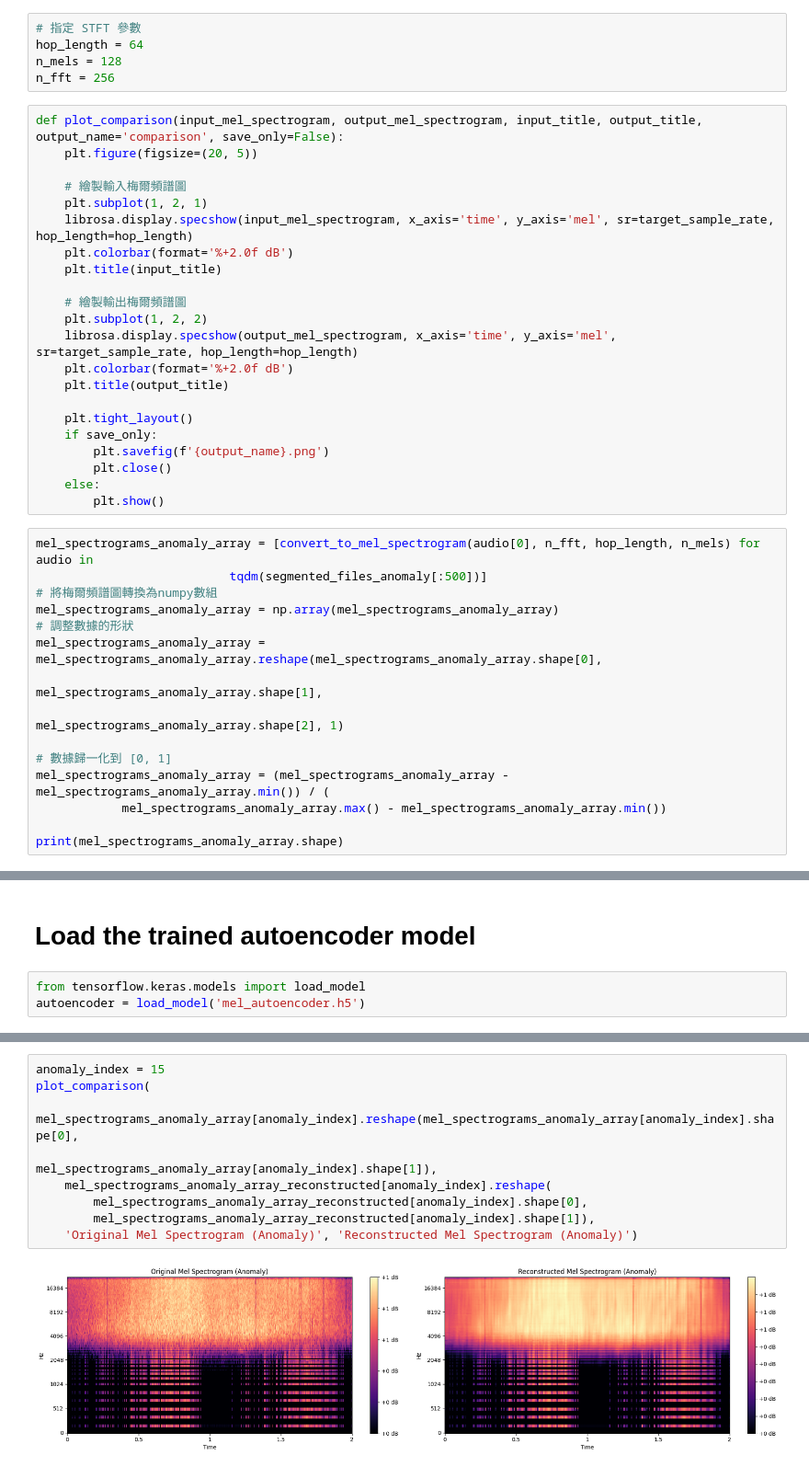
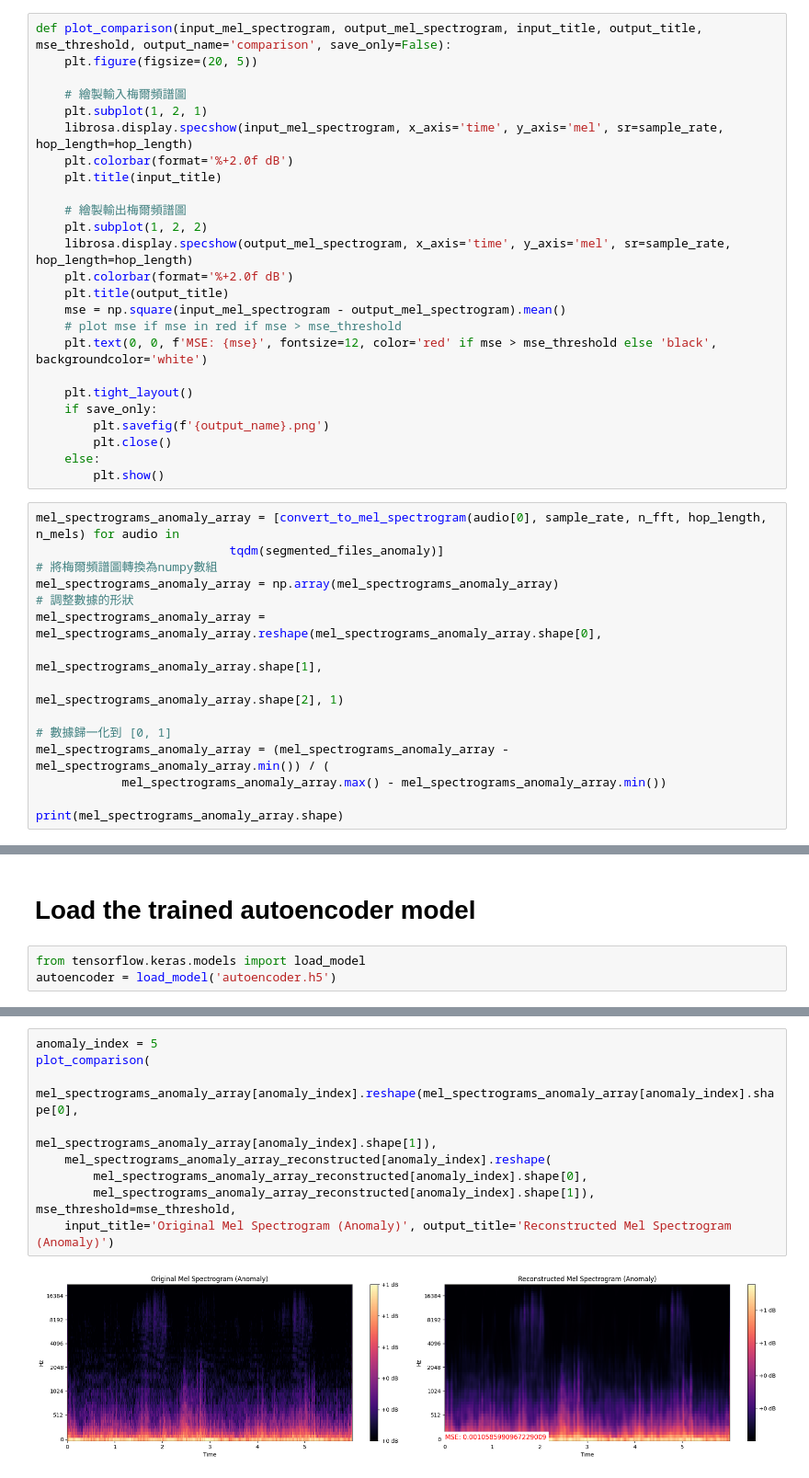
Before and after one commit to BoshiLee/wind_turbin_anomaly_detection, a Jupyter notebook: validate_anomaly.ipynb, the cells around one changed output, grey strips where cells are left out. Shown at 92% size. Cells and saved outputs as stored; diff of their text form.

```diff
--- a/validate_anomaly.ipynb
+++ b/validate_anomaly.ipynb
@@ -46,26 +41,24 @@ def convert_to_mel_spectrogram(audio, n_fft, hop_length, n_mels):
                                                      n_mels=n_mels)
     mel_spectrogram_db = librosa.power_to_db(mel_spectrogram, ref=np.max)
     return mel_spectrogram_db
-# %%
-# 指定 STFT 參數
-hop_length = 64
-n_mels = 128
-n_fft = 256
 # %%
-def plot_comparison(input_mel_spectrogram, output_mel_spectrogram, input_title, output_title, output_name='comparison', save_only=False):
+def plot_comparison(input_mel_spectrogram, output_mel_spectrogram, input_title, output_title, mse_threshold, output_name='comparison', save_only=False):
     plt.figure(figsize=(20, 5))
 
     # 繪製輸入梅爾頻譜圖
     plt.subplot(1, 2, 1)
-    librosa.display.specshow(input_mel_spectrogram, x_axis='time', y_axis='mel', sr=target_sample_rate, hop_length=hop_length)
+    librosa.display.specshow(input_mel_spectrogram, x_axis='time', y_axis='mel', sr=sample_rate, hop_length=hop_length)
     plt.colorbar(format='%+2.0f dB')
     plt.title(input_title)
 
     # 繪製輸出梅爾頻譜圖
     plt.subplot(1, 2, 2)
-    librosa.display.specshow(output_mel_spectrogram, x_axis='time', y_axis='mel', sr=target_sample_rate, hop_length=hop_length)
+    librosa.display.specshow(output_mel_spectrogram, x_axis='time', y_axis='mel', sr=sample_rate, hop_length=hop_length)
     plt.colorbar(format='%+2.0f dB')
     plt.title(output_title)
+    mse = np.square(input_mel_spectrogram - output_mel_spectrogram).mean()
+    # plot mse if mse in red if mse > mse_threshold
+    plt.text(0, 0, f'MSE: {mse}', fontsize=12, color='red' if mse > mse_threshold else 'black', backgroundcolor='white')
 
     plt.tight_layout()
     if save_only:
@@ -74,8 +67,8 @@ def plot_comparison(input_mel_spectrogram, output_mel_spectrogram, input_title,
     else:
         plt.show()
 # %%
-mel_spectrograms_anomaly_array = [convert_to_mel_spectrogram(audio[0], n_fft, hop_length, n_mels) for audio in
-                           tqdm(segmented_files_anomaly[:500])]
+mel_spectrograms_anomaly_array = [convert_to_mel_spectrogram(audio[0], sample_rate, n_fft, hop_length, n_mels) for audio in
+                           tqdm(segmented_files_anomaly)]
 # 將梅爾頻譜圖轉換為numpy數組
 mel_spectrograms_anomaly_array = np.array(mel_spectrograms_anomaly_array)
 # 調整數據的形狀
@@ -94,7 +87,7 @@ print(mel_spectrograms_anomaly_array.shape)
 # Load the trained autoencoder model
 # %%
 from tensorflow.keras.models import load_model
-autoencoder = load_model('mel_autoencoder.h5')
+autoencoder = load_model('autoencoder.h5')
 # %%
 # 檢查模型結構
 autoencoder.summary()
@@ -126,14 +119,14 @@ print(mel_spectrograms_anomaly_array.shape, mel_spectrograms_anomaly_array_recon
 # %%
-anomaly_index = 15
+anomaly_index = 5
 plot_comparison(
     mel_spectrograms_anomaly_array[anomaly_index].reshape(mel_spectrograms_anomaly_array[anomaly_index].shape[0],
                                                           mel_spectrograms_anomaly_array[anomaly_index].shape[1]),
     mel_spectrograms_anomaly_array_reconstructed[anomaly_index].reshape(
         mel_spectrograms_anomaly_array_reconstructed[anomaly_index].shape[0],
-        mel_spectrograms_anomaly_array_reconstructed[anomaly_index].shape[1]),
-    'Original Mel Spectrogram (Anomaly)', 'Reconstructed Mel Spectrogram (Anomaly)')
+        mel_spectrograms_anomaly_array_reconstructed[anomaly_index].shape[1]), mse_threshold=mse_threshold,
+    input_title='Original Mel Spectrogram (Anomaly)', output_title='Reconstructed Mel Spectrogram (Anomaly)')
 # %% [output]
-[figure, old version]
+[figure, new version]
 # %%
 for i in tqdm(range(0, len(mel_spectrograms_anomaly_array))):
     plot_comparison(
```
Also changed, not shown: parts of 10 cells of this notebook, 5 other files.
